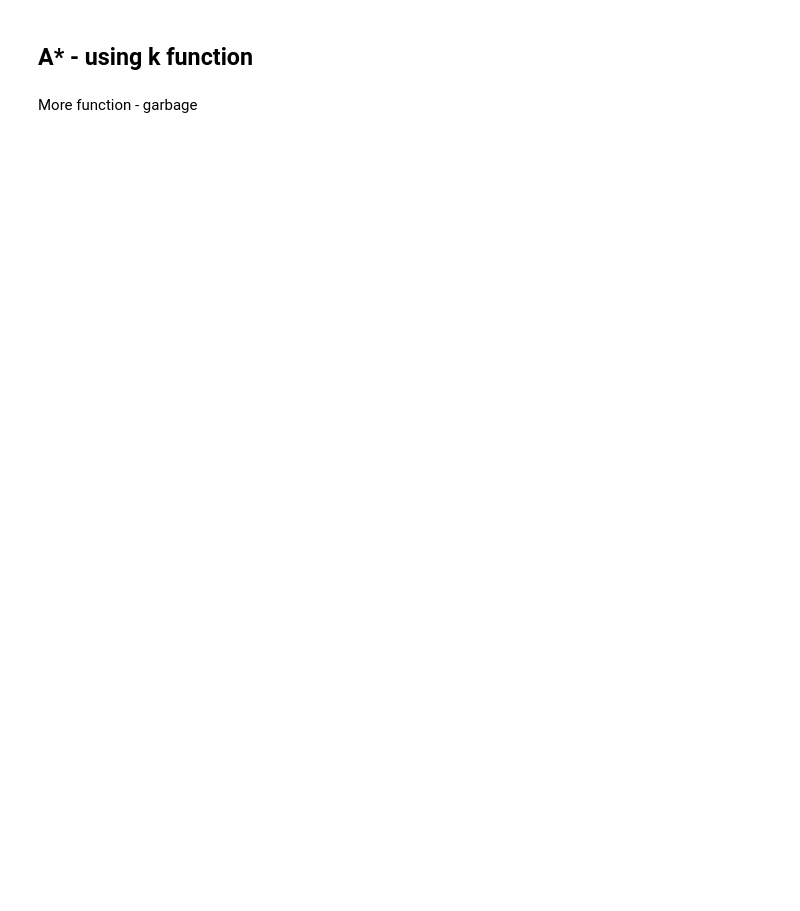
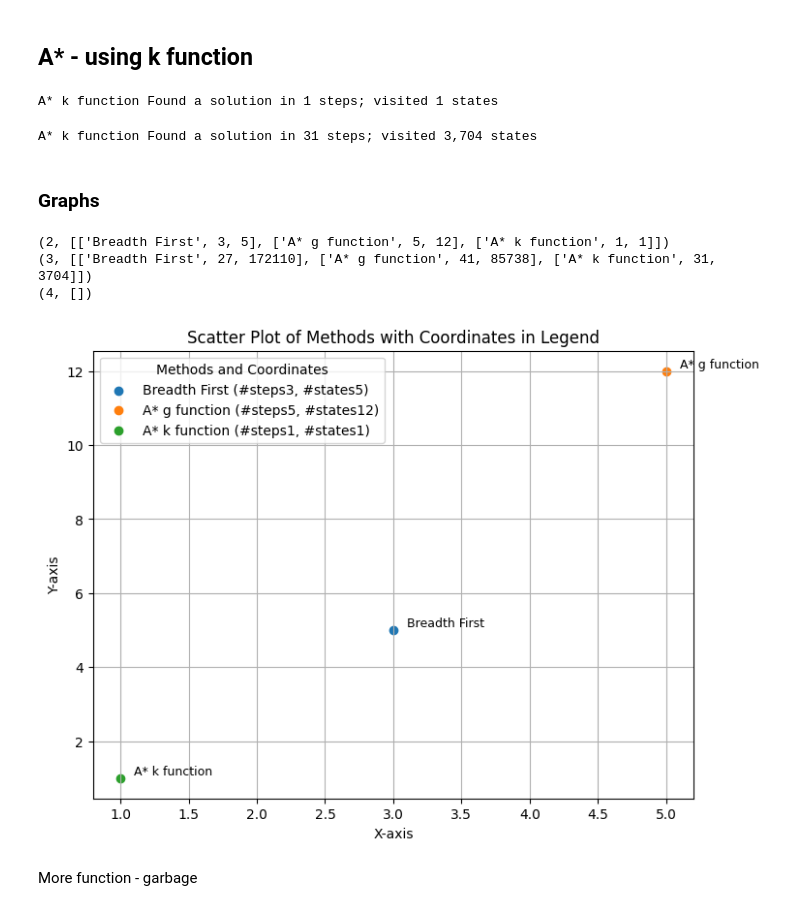
Before and after one commit to efemcy2245/CI2024_lab3, a Jupyter notebook: n-puzzle.ipynb, the cells around one changed output. Cells and saved outputs as stored; diff of their text form; code cells hidden in the pictures; blank space fills up the shorter version.

```diff
--- a/n-puzzle.ipynb
+++ b/n-puzzle.ipynb
@@ -327,10 +369,20 @@ solution = search( state  ,priority_mode= g, name="A*")
 # %% [markdown]
 ## A* - using k function
+# %%
+value_to_coordinates = {}
+stucked_state = dict()
+PUZZLE_DIM = 2
+state , goal = initial_random_state(PUZZLE_DIM) # #### modify based the size
+name , length_path , length_state = search( state  ,priority_mode= k, name="A* k function")
+container_experiment[PUZZLE_DIM].append([name, length_path, length_state ] )
+# %% [output]
+A* k function Found a solution in 1 steps; visited 1 states
 # %%
 value_to_coordinates = {}
 stucked_state = dict()
 PUZZLE_DIM = 3
 state , goal = initial_random_state(PUZZLE_DIM) # #### modify based the size
-
-print(state)
-print(goal)
+name , length_path , length_state = search( state  ,priority_mode= k, name="A* k function")
+container_experiment[PUZZLE_DIM].append([name, length_path, length_state ] )
+# %% [output]
+A* k function Found a solution in 31 steps; visited 3,704 states
@@ -342,3 +389,52 @@ print(value)
+# %%
+value_to_coordinates = {}
+stucked_state = dict()
+PUZZLE_DIM = 4
+state , goal = initial_random_state(PUZZLE_DIM) # #### modify based the size
+name , length_path , length_state = search( state  ,priority_mode= k, name="A* k function")
+container_experiment[PUZZLE_DIM].append([name, length_path, length_state ] )
+# %% [markdown]
+### Graphs
+# %%
+for value in container_experiment.items():
+    print(value)
+# %% [output]
+(2, [['Breadth First', 3, 5], ['A* g function', 5, 12], ['A* k function', 1, 1]])
+(3, [['Breadth First', 27, 172110], ['A* g function', 41, 85738], ['A* k function', 31, 3704]])
+(4, [])
+# %%
+import matplotlib.pyplot as plt
+methods = container_experiment[2]
+
+names = [item[0] for item in methods]  # Method names
+x_values = [item[1] for item in methods]  # X-axis values
+y_values = [item[2] for item in methods]  # Y-axis values
+
+# Create scatter plot
+plt.figure(figsize=(8, 6))
+
+# Plot each point individually with a label that includes the method name and coordinates
+for x, y, name in zip(x_values, y_values, names):
+    label = f"{name} (#steps{x}, #states{y})"
+    plt.scatter(x, y, label=label)  # Use the custom label for the legend
+
+# Annotate each point with its method name
+for i, name in enumerate(names):
+    plt.text(x_values[i] + 0.1, y_values[i] + 0.1, name, fontsize=9)
+
+# Add labels and title
+plt.xlabel('X-axis')
+plt.ylabel('Y-axis')
+plt.title('Scatter Plot of Methods with Coordinates in Legend')
+
+# Add legend
+plt.legend(title='Methods and Coordinates', loc='best')  # Add a legend with a title
+
+# Show grid and the plot
+plt.grid(True)
+plt.show()
+# %% [output]
+[figure, added]
 # %% [markdown]
 More function - garbage
 # %%
```
Also changed, not shown: parts of 22 cells of this notebook.
